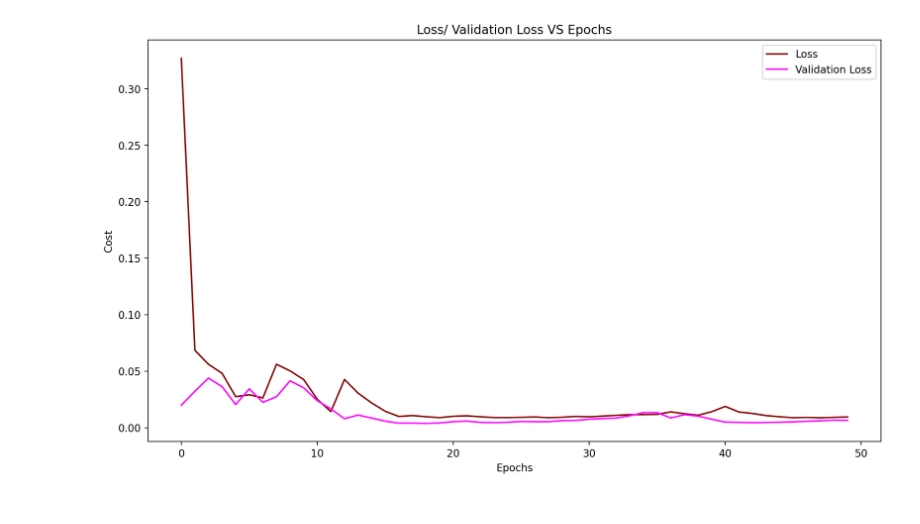
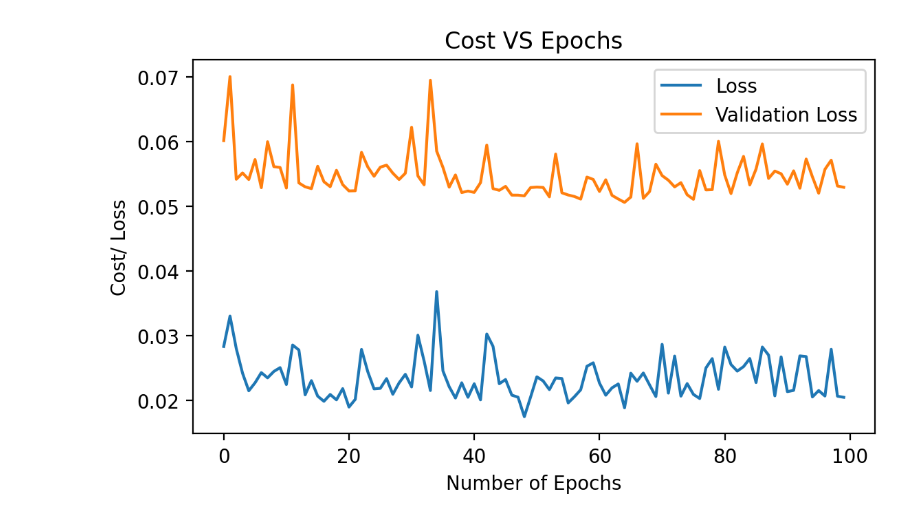
Before and after one commit to samin-al-wasee/ether-price-prediction-rnn-lstm, a Jupyter notebook: ether-price-prediction-univariate.ipynb, the cells around one changed output. Cells and saved outputs as stored; diff of their text form; code cells hidden in the pictures.

```diff
--- a/ether-price-prediction-univariate.ipynb
+++ b/ether-price-prediction-univariate.ipynb
@@ -164,3 +175,8 @@ See the caveats in the documentation: https://pandas.pydata.org/pandas-docs/stab
+# %%
+training_size = int(len(ether_data_lstm) * 0.80)
+test_size = len(ether_data_lstm) - training_size
+train_ether_data = ether_data_lstm[:training_size]
+test_ether_data = ether_data_lstm[training_size:]
 # %%
 train_ether_data
 # %% [output]
@@ -213,5 +226,5 @@ scaled_test.shape
 # %%
-lstm_train_x, lstm_train_y = prepare_for_lstm(scaled_train, 24)
-lstm_test_x, lstm_test_y = prepare_for_lstm(scaled_test, 24)
-lstm_train_x = np.reshape(lstm_train_x, (lstm_train_x.shape[0], lstm_train_x.shape[1], 1))
-lstm_test_x = np.reshape(lstm_test_x, (lstm_test_x.shape[0], lstm_test_x.shape[1], 1))
+lstm_train_x, lstm_train_y = prepare_for_lstm(scaled_train, 3)
+lstm_test_x, lstm_test_y = prepare_for_lstm(scaled_test, 3)
+lstm_train_x = lstm_train_x.reshape((-1, lstm_train_x.shape[1], 1))
+lstm_test_x = lstm_test_x.reshape((-1, lstm_test_x.shape[1], 1))
@@ -226,9 +239,9 @@ lstm_test_y.shape
 # %%
-model = tf.keras.models.Sequential()
-model.add(tf.keras.layers.LSTM(units=128, activation="linear", return_sequences=True, input_shape=(lstm_train_x.shape[1], lstm_train_x.shape[2])))
-model.add(tf.keras.layers.Dropout(0.2))
-model.add(tf.keras.layers.LSTM(units=64, input_shape=(lstm_train_x.shape[1], lstm_train_x.shape[2])))
-model.add(tf.keras.layers.Dropout(0.2))
-model.add(tf.keras.layers.Dense(units=1))
-model.summary()
+lstm_model = tf.keras.models.Sequential()
+lstm_model.add(tf.keras.layers.LSTM(units=128, activation="relu", return_sequences=True, input_shape=(lstm_train_x.shape[1], lstm_train_x.shape[2])))
+lstm_model.add(tf.keras.layers.Dropout(0.2))
+lstm_model.add(tf.keras.layers.LSTM(units=64, input_shape=(lstm_train_x.shape[1], lstm_train_x.shape[2])))
+lstm_model.add(tf.keras.layers.Dropout(0.2))
+lstm_model.add(tf.keras.layers.Dense(units=1))
+lstm_model.summary()
 # %% [output]
@@ -252,6 +265,6 @@ Trainable params: 116,033
 Non-trainable params: 0
 _________________________________________________________________
 # %%
-model.compile(optimizer="adam", loss="mean_squared_error")
-training_result = model.fit(lstm_train_x, lstm_train_y, batch_size=256, epochs=50, verbose=1, shuffle=False, validation_data=(lstm_test_x, lstm_test_y), callbacks=None)
+lstm_model.compile(optimizer="adam", loss="mean_squared_error")
+training_result = lstm_model.fit(lstm_train_x, lstm_train_y, batch_size=256, epochs=100, verbose=1, shuffle=False, validation_data=(lstm_test_x, lstm_test_y), callbacks=None)
 # %% [output]
@@ -295,4 +288,11 @@ training_result.history
 # %%
-plot_time_series(((training_result.history["loss"], "maroon", "Loss"), (training_result.history["val_loss"], "magenta", "Validation Loss")), "Epochs", "Cost", "Loss/ Validation Loss VS Epochs")
+plt.figure(figsize=(6.40, 3.60), dpi=200)
+plt.plot(training_result.history["loss"], label="Loss")
+plt.plot(training_result.history["val_loss"], label="Validation Loss")
+plt.legend()
+plt.xlabel("Number of Epochs")
+plt.ylabel("Cost/ Loss")
+plt.title("Cost VS Epochs")
+plt.show()
 # %% [output]
-[figure, old version]
+[figure, new version]
```
Also changed, not shown: parts of 47 cells of this notebook.
